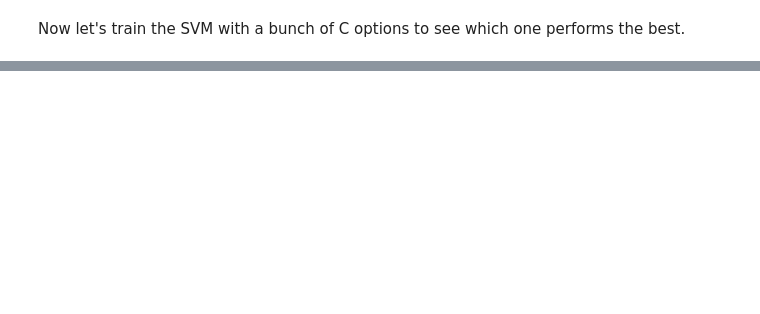
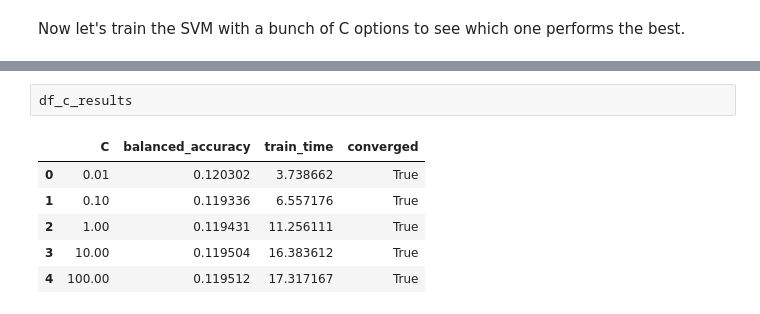
Before and after one commit to tomashobza/tuw_ml_seattle_crime, a Jupyter notebook: svm.ipynb, the cells around one changed output, grey strips where cells are left out. Drawn from its saved outputs; the diff is of its cells as text; blank space fills up the shorter version.

```diff
--- a/svm.ipynb
+++ b/svm.ipynb
@@ -412,0 +413,9 @@ iter  5 act 5.171e-04 pre 5.183e-04 delta 7.501e-01 f 1.009e+02 |g| 1.372e-01 CG
+# %%
+df_c_results
+# %% [output]
+|  | C | balanced_accuracy | train_time | converged |
+| 0 | 0.01 | 0.120302 | 3.738662 | True |
+| 1 | 0.10 | 0.119336 | 6.557176 | True |
+| 2 | 1.00 | 0.119431 | 11.256111 | True |
+| 3 | 10.00 | 0.119504 | 16.383612 | True |
+| 4 | 100.00 | 0.119512 | 17.317167 | True |
```
Also changed, not shown: parts of 6 cells of this notebook.
